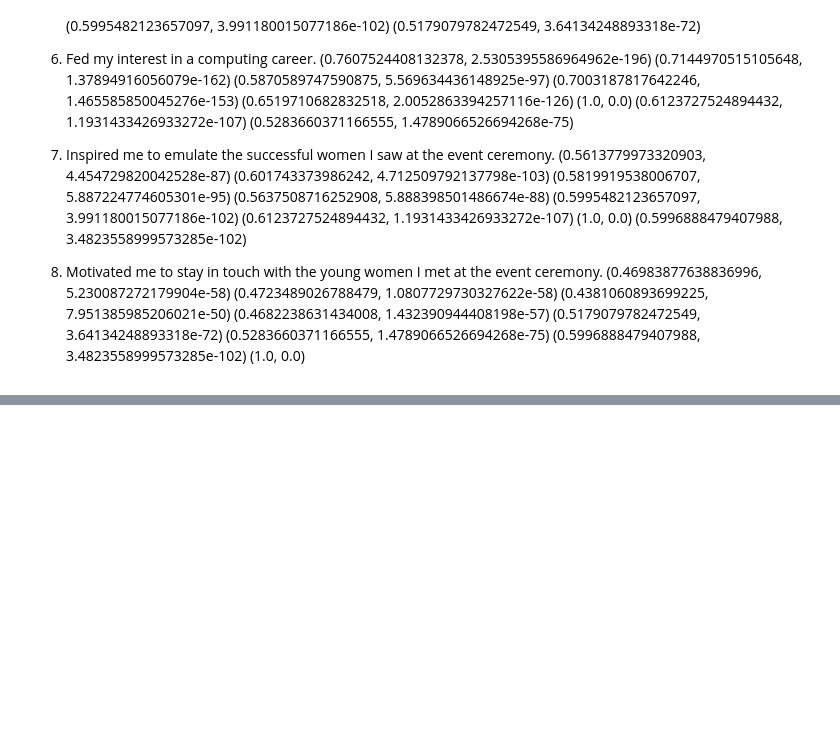
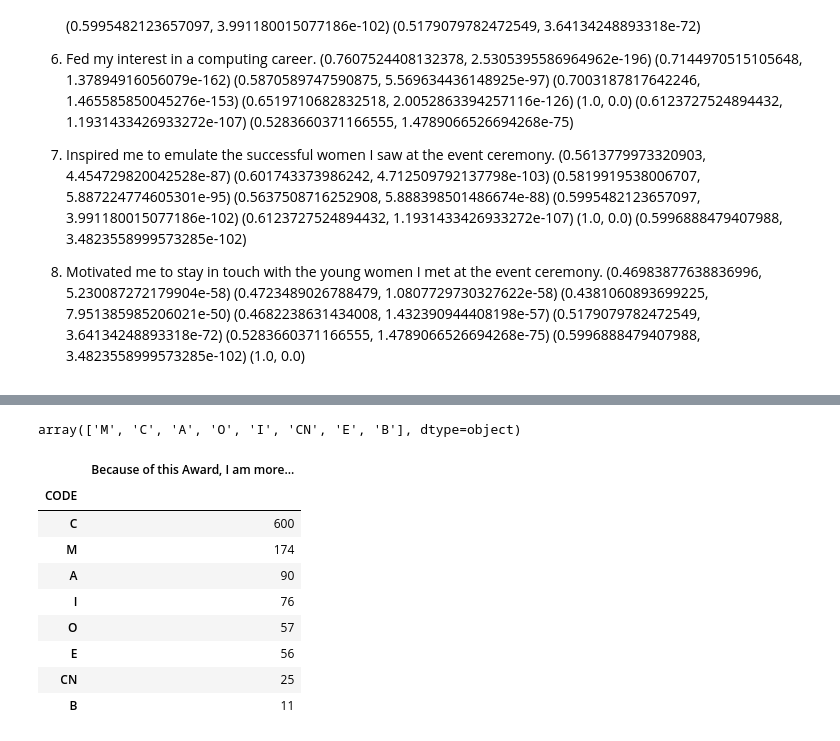
Before and after one commit to hannahweber/INFO3401-Final-Project, a Jupyter notebook: Basic Statistical Tests.ipynb, the cells around one changed output, grey strips where cells are left out. Cells and saved outputs as stored; diff of their text form; code cells hidden in the pictures; blank space fills up the shorter version.

```diff
--- a/Basic Statistical Tests.ipynb
+++ b/Basic Statistical Tests.ipynb
@@ -318,0 +309,5 @@ Correlation for each part of Q11:
+# %%
+q12 = pd.read_csv("Question12Code.csv")
+# %%
+q12 = q12.dropna()
+q12.head()
@@ -318,0 +321,20 @@ Correlation for each part of Q11:
+# %%
+q12['CODE'].unique()
+# %% [output]
+array(['M', 'C', 'A', 'O', 'I', 'CN', 'E', 'B'], dtype=object)
+# %%
+q12_gb = q12.groupby('CODE')
+agg_d = {'Because of this Award, I am more...' : 'count'}
+q12_agg = q12_gb.agg(agg_d).sort_values('Because of this Award, I am more...', ascending=False)
+q12_agg
+# %% [output]
+|  | Because of this Award, I am more... |
+| CODE |  |
+| C | 600 |
+| M | 174 |
+| A | 90 |
+| I | 76 |
+| O | 57 |
+| E | 56 |
+| CN | 25 |
+| B | 11 |
```
Also changed, not shown: parts of 8 cells of this notebook, 7 other files.
